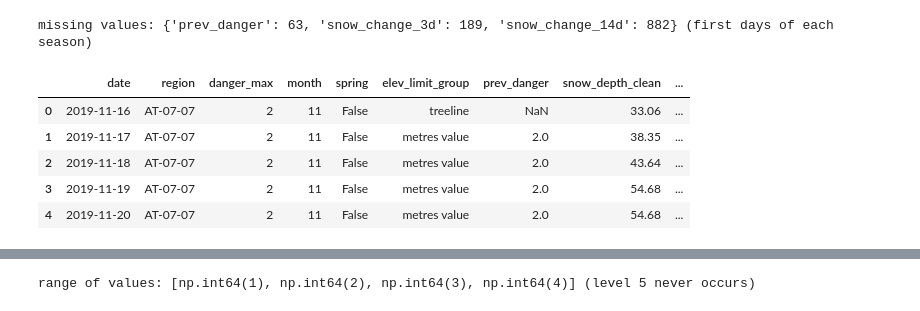
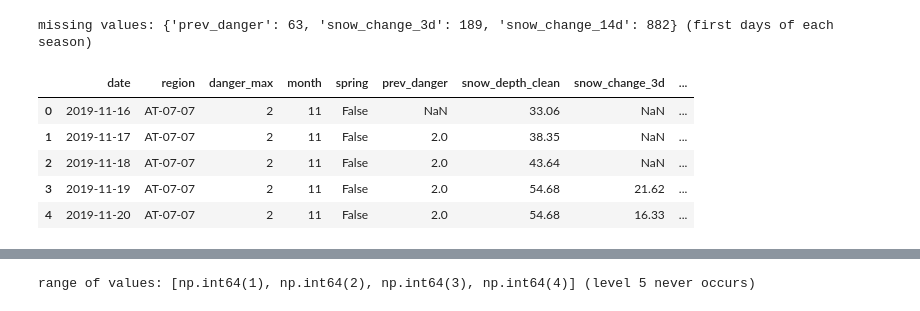
Before and after one commit to dominik-glaetzle/data-engineering-project, a Jupyter notebook: src/data_engineering_project/eda_lecture.ipynb, the cells around one changed output, grey strips where cells are left out. Cells and saved outputs as stored; diff of their text form; code cells hidden in the pictures.

Commit message:
chore: clean up

```diff
--- a/src/data_engineering_project/eda_lecture.ipynb
+++ b/src/data_engineering_project/eda_lecture.ipynb
@@ -80,44 +54,43 @@ All rolling/lag features are computed per **(region, season)**, so no window rea
 # %%
-# ---------------- FEATURE ENGINEERING ----------------
 data["month"] = data["date"].dt.month
 data["spring"] = data["month"].isin([3, 4, 5])
-data["elev_limit_group"] = data["elev_limit"].where(data["elev_limit"].isin(["treeline", "no_elev_limit"]), "metres value")
 grp = data.groupby(["region", "season"])            # per season: no window reaches over the summer gap
 data["prev_danger"] = grp["danger_max"].shift(1)
 
-# snow depth: causal 3-day rolling median against one-day sensor spikes, then changes over 3 and 14 days
+# snow depth
 data["snow_depth_clean"] = grp["snow_depth_cm"].transform(lambda x: x.rolling(3, min_periods=1).median())
 data["snow_change_3d"] = data.groupby(["region", "season"])["snow_depth_clean"].diff(3)
 data["snow_change_14d"] = data.groupby(["region", "season"])["snow_depth_clean"].diff(14)
 
-# precipitation accumulated over several days (+ log transformation against the right skew)
+# precipitation accumulated over several days
 data["precip_3d"] = grp["precip_sum_mm"].transform(lambda x: x.rolling(3, min_periods=1).sum())
 data["precip_7d"] = grp["precip_sum_mm"].transform(lambda x: x.rolling(7, min_periods=1).sum())
 data["log_precip_3d"] = np.log1p(data["precip_3d"])
 
-# long-term temperature
+# long-term temp
 data["temp_mean_14d"] = grp["air_temp_mean"].transform(lambda x: x.rolling(14, min_periods=1).mean())
 
-# per-station normalisation (removes the elevation/station effect)
+# per-station normalisation
 st = data.groupby("station_name")
 data["pressure_anom"] = data["pressure_mean"] - st["pressure_mean"].transform("mean")
 data["snow_depth_z"] = (data["snow_depth_cm"] - st["snow_depth_cm"].transform("mean")) / st["snow_depth_cm"].transform("std")
 
-ENGINEERED = ["month", "spring", "elev_limit_group", "prev_danger", "snow_depth_clean", "snow_change_3d",
+ENGINEERED = ["month", "spring", "prev_danger", "snow_depth_clean", "snow_change_3d",
               "snow_change_14d", "precip_3d", "precip_7d", "log_precip_3d", "temp_mean_14d",
               "pressure_anom", "snow_depth_z"]
-# numerical engineered features (for Section 4.5), with the raw variable each one is built from
+
+# numerical engineered features
 ENG_NUM = {"log_precip_3d": "precip_sum_mm", "precip_3d": "precip_sum_mm", "precip_7d": "precip_sum_mm",
            "snow_change_14d": "snow_depth_cm", "snow_change_3d": "snow_depth_cm", "temp_mean_14d": "air_temp_mean",
            "snow_depth_z": "snow_depth_cm", "pressure_anom": "pressure_mean"}
+
 print("missing values:", data[ENGINEERED].isna().sum()[lambda x: x > 0].to_dict(), "(first days of each season)")
 data[["date", "region", "danger_max"] + ENGINEERED].head()
-# ------------------------------------------------------
 # %% [output]
 missing values: {'prev_danger': 63, 'snow_change_3d': 189, 'snow_change_14d': 882} (first days of each season)
-|  | date | region | danger_max | month | spring | elev_limit_group | prev_danger | snow_depth_clean | ... |
-| 0 | 2019-11-16 | AT-07-07 | 2 | 11 | False | treeline | NaN | 33.06 | ... |
-| 1 | 2019-11-17 | AT-07-07 | 2 | 11 | False | metres value | 2.0 | 38.35 | ... |
-| 2 | 2019-11-18 | AT-07-07 | 2 | 11 | False | metres value | 2.0 | 43.64 | ... |
-| 3 | 2019-11-19 | AT-07-07 | 2 | 11 | False | metres value | 2.0 | 54.68 | ... |
-| 4 | 2019-11-20 | AT-07-07 | 2 | 11 | False | metres value | 2.0 | 54.68 | ... |
+|  | date | region | danger_max | month | spring | prev_danger | snow_depth_clean | snow_change_3d | ... |
+| 0 | 2019-11-16 | AT-07-07 | 2 | 11 | False | NaN | 33.06 | NaN | ... |
+| 1 | 2019-11-17 | AT-07-07 | 2 | 11 | False | 2.0 | 38.35 | NaN | ... |
+| 2 | 2019-11-18 | AT-07-07 | 2 | 11 | False | 2.0 | 43.64 | NaN | ... |
+| 3 | 2019-11-19 | AT-07-07 | 2 | 11 | False | 2.0 | 54.68 | 21.62 | ... |
+| 4 | 2019-11-20 | AT-07-07 | 2 | 11 | False | 2.0 | 54.68 | 16.33 | ... |
```
Also changed, not shown: parts of 12 cells of this notebook.
